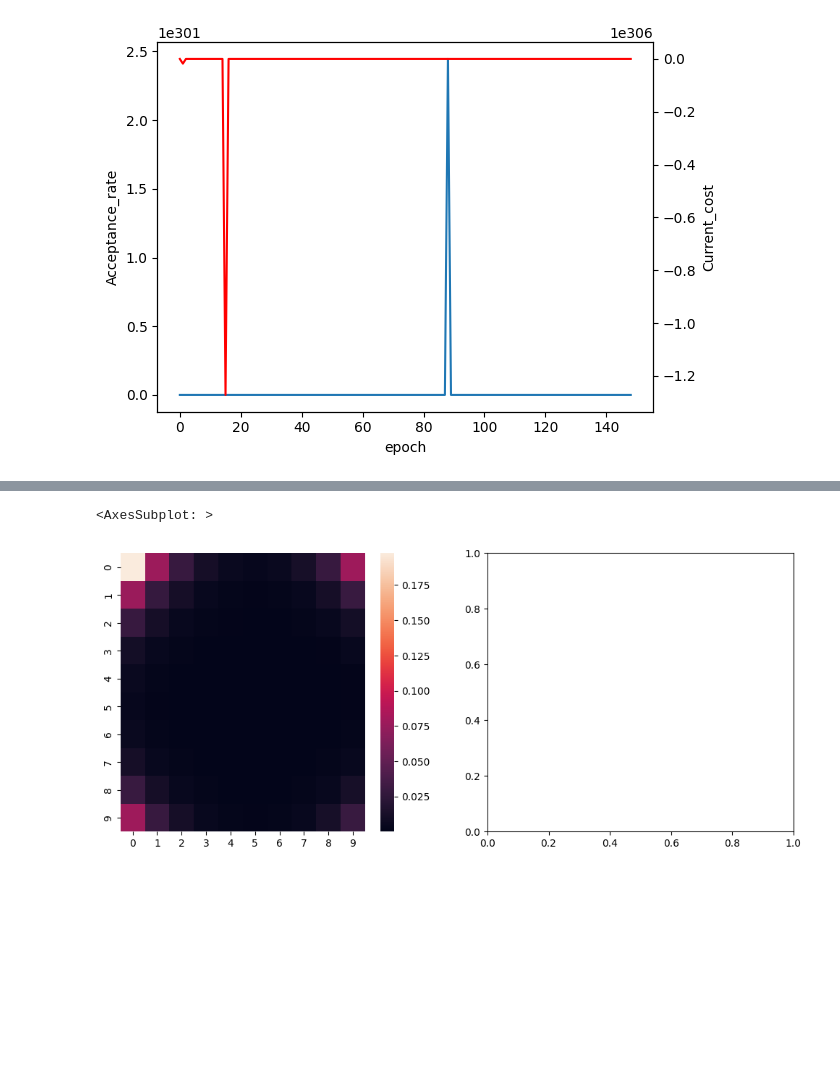
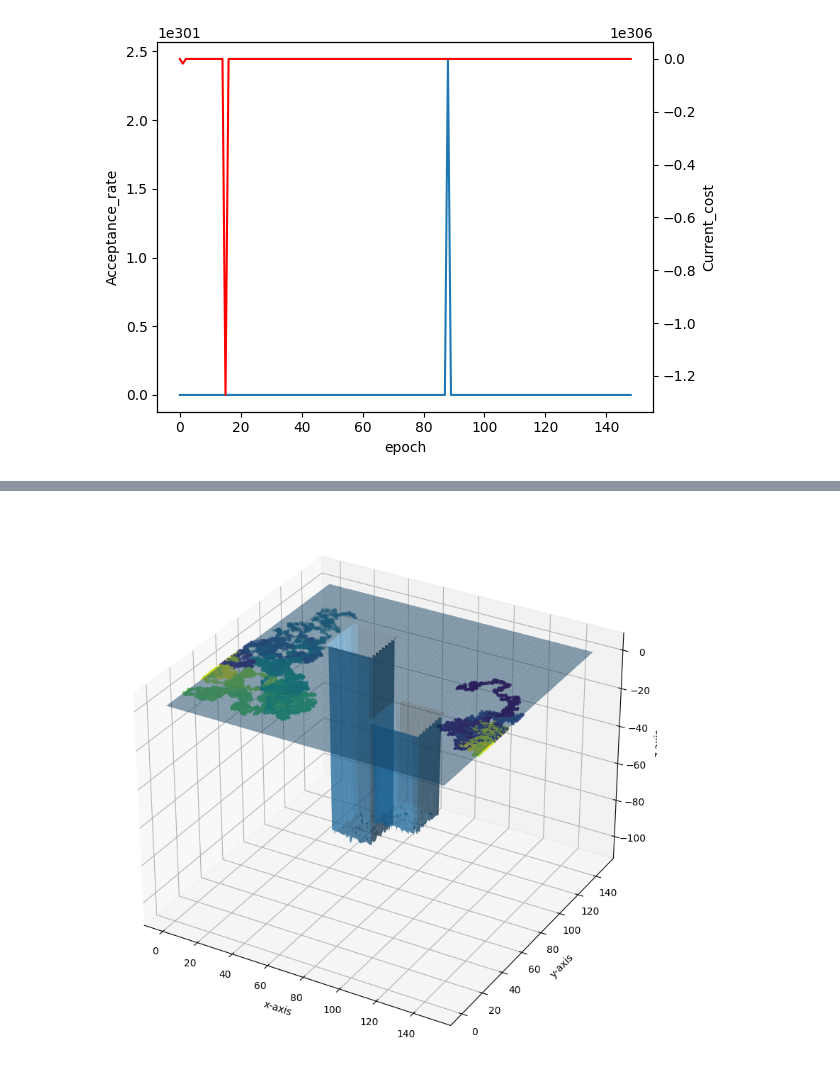
Before and after one commit to LucaSfragara/SimulatedAnnealing, a Jupyter notebook: probl.ipynb, the cells around one changed output, grey strips where cells are left out. Saved outputs shown, nothing was run; the diff lists cells and outputs as text; code cells hidden in the pictures; blank space fills up the shorter version.

```diff
--- a/probl.ipynb
+++ b/probl.ipynb
@@ -68,7 +68,7 @@ class Optimizer:
 
         return self.data[x_prop, y_prop] - self.data[x_t, y_t]
 
-    def display(self, fig):
+    def display(self):
 
         plt.clf()
         ax = plt.axes(projection='3d')
@@ -80,17 +80,10 @@ class Optimizer:
 
         z = self.data
 
-        #ax.scatter(self.config["x"], self.config["y"],
-         #          self.data[self.config["x"], self.config["y"]], color="red", s=10)
-
         if self.create_path:
             self.path = list(zip(*self.path))
 
             cmap = cm.viridis
-            norm = plt.Normalize(min(self.path[3]), max(self.path[3]))
-            sm = plt.cm.ScalarMappable(cmap=cmap, norm=norm)
-            sm.set_array([])
-
 
             ax.scatter(self.path[0], self.path[1], self.path[2], s = 5, c = self.path[3], cmap=cmap)
 
@@ -279,10 +215,12 @@ NameError: name 'proposed_x' is not defined
-# %%
-fig, (ax0, ax1) = plt.subplots(1, 2)
-fig.set_size_inches(12, 5)
-
-sns.heatmap(data = counter_df.Count.to_numpy().reshape(n,n), ax = ax0)
-
-#sns.heatmap(data = counter_df2.Count.to_numpy().reshape(n,n), ax = ax1)
-# %% [output]
-<AxesSubplot: >
-[figure, removed]
+# %%
+optimizer = Optimizer(150, create_path = True)
+
+beta_list = SA.linearbeta(beta0=0.01, beta1=1, steps=100)
+epoch, hist = SA.simann(optimizer, mcmc_steps=100,
+                             beta_list=beta_list)
+fig, ax = plt.subplots(1, 1)
+fig.set_size_inches(10, 10)
+
+optimizer.display()
+# %% [output]
+[figure, added]
```
Also changed, not shown: parts of 6 cells of this notebook, 3 other files.
